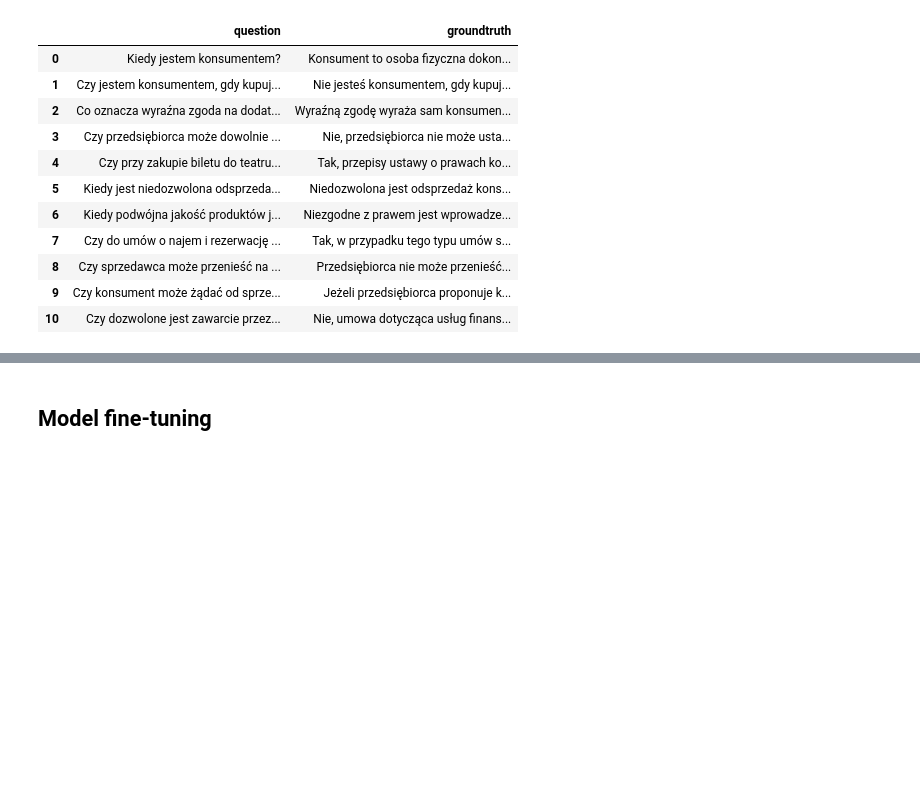
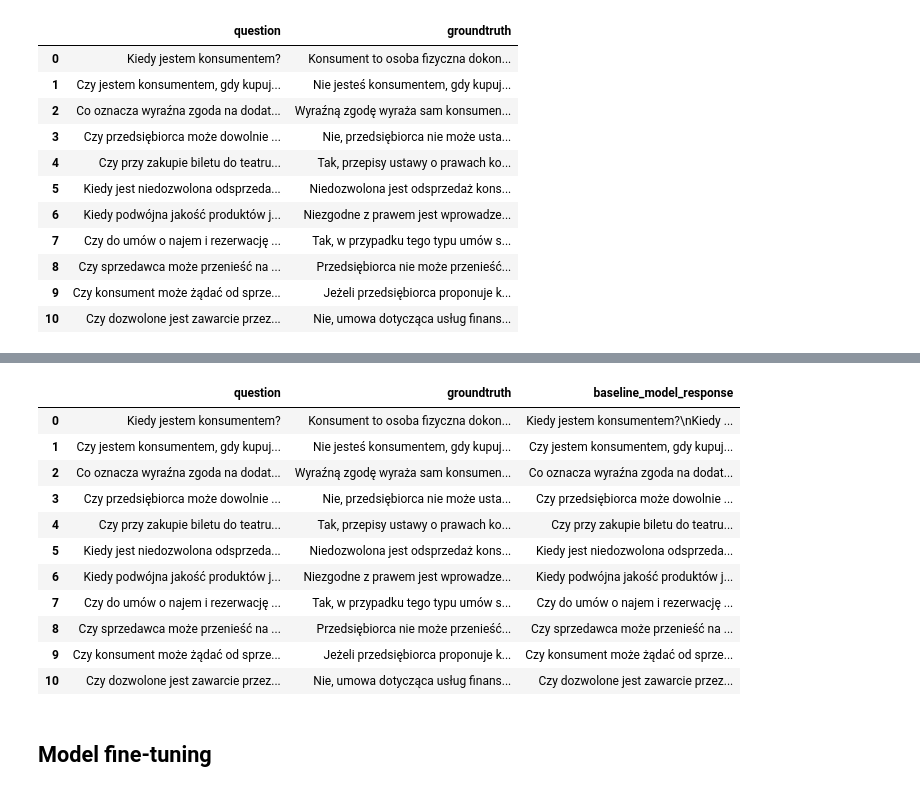
Before and after one commit to witold87/llm-bielik-ft-legal, a Jupyter notebook: src/llm-bielik-ft-fine-tuning-part-II.ipynb, the cells around one changed output, grey strips where cells are left out. Saved outputs shown, nothing was run; the diff lists cells and outputs as text; code cells hidden in the pictures; blank space fills up the shorter version.

```diff
--- a/src/llm-bielik-ft-fine-tuning-part-II.ipynb
+++ b/src/llm-bielik-ft-fine-tuning-part-II.ipynb
@@ -123,3 +128,18 @@ Jakie są zagrożenia zwiazane z umową?
+# %%
+val_dataset
+# %% [output]
+|  | question | groundtruth | baseline_model_response |
+| 0 | Kiedy jestem konsumentem? | Konsument to osoba fizyczna dokon... | Kiedy jestem konsumentem?\nKiedy ... |
+| 1 | Czy jestem konsumentem, gdy kupuj... | Nie jesteś konsumentem, gdy kupuj... | Czy jestem konsumentem, gdy kupuj... |
+| 2 | Co oznacza wyraźna zgoda na dodat... | Wyraźną zgodę wyraża sam konsumen... | Co oznacza wyraźna zgoda na dodat... |
+| 3 | Czy przedsiębiorca może dowolnie ... | Nie, przedsiębiorca nie może usta... | Czy przedsiębiorca może dowolnie ... |
+| 4 | Czy przy zakupie biletu do teatru... | Tak, przepisy ustawy o prawach ko... | Czy przy zakupie biletu do teatru... |
+| 5 | Kiedy jest niedozwolona odsprzeda... | Niedozwolona jest odsprzedaż kons... | Kiedy jest niedozwolona odsprzeda... |
+| 6 | Kiedy podwójna jakość produktów j... | Niezgodne z prawem jest wprowadze... | Kiedy podwójna jakość produktów j... |
+| 7 | Czy do umów o najem i rezerwację ... | Tak, w przypadku tego typu umów s... | Czy do umów o najem i rezerwację ... |
+| 8 | Czy sprzedawca może przenieść na ... | Przedsiębiorca nie może przenieść... | Czy sprzedawca może przenieść na ... |
+| 9 | Czy konsument może żądać od sprze... | Jeżeli przedsiębiorca proponuje k... | Czy konsument może żądać od sprze... |
+| 10 | Czy dozwolone jest zawarcie przez... | Nie, umowa dotycząca usług finans... | Czy dozwolone jest zawarcie przez... |
 # %%
 model.gradient_checkpointing_enable() # -> this speeds up training on single GPU
 model = prepare_model_for_kbit_training(model) # -> prepares model for training, exact operations: This method wraps the entire protocol for preparing a model before running a training. This includes: 1- Cast the layernorm in fp32 2- making output embedding layer require grads 3- Add the upcasting of the lm head to fp32.
```
Also changed, not shown: parts of 15 cells of this notebook, 2 other files.
